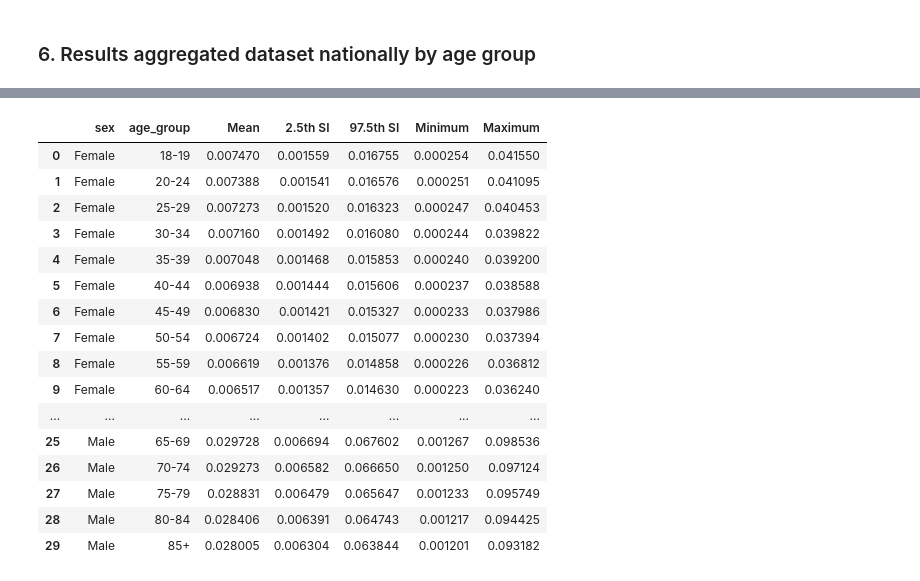
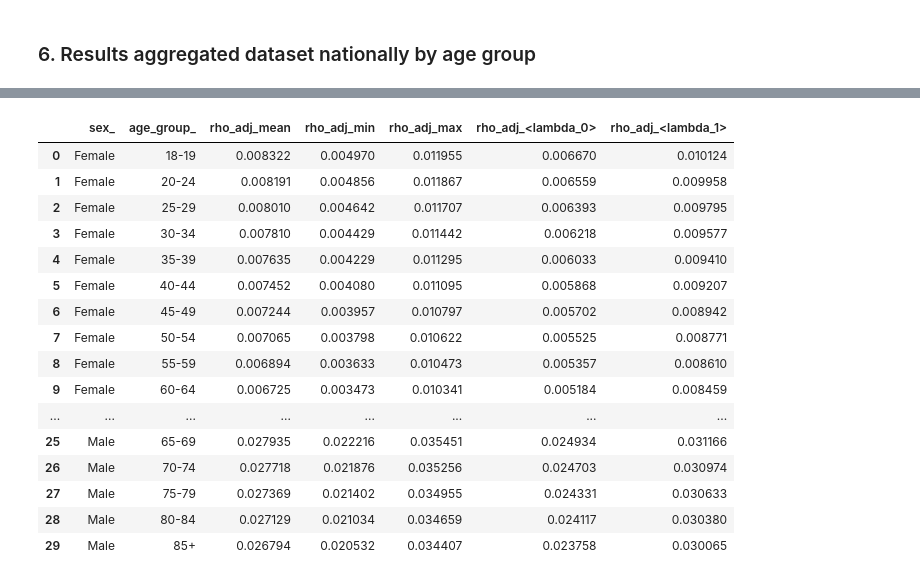
Before and after one commit to aaljaish/ASD_Prevalence, a Jupyter notebook: 03_Simulation_for_ASD_Prevalence.ipynb, the cells around one changed output, grey strips where cells are left out. Drawn from its saved outputs; the diff is of its cells as text; code cells hidden in the pictures.

```diff
--- a/03_Simulation_for_ASD_Prevalence.ipynb
+++ b/03_Simulation_for_ASD_Prevalence.ipynb
@@ -44,7 +44,7 @@ asd_prev=pd.read_csv('ASD Prevalence.csv')
 asd_prev['Age_group']=18
 pop = pd.read_csv('Population Data.csv')
 mortality_rate=pd.read_csv('Mortality Rates for General Population.csv')
-hr = pd.read_csv('ASD Mortality HR.csv')
+hr = pd.read_csv('ASD Mortality RR.csv')
 # %%
 # Create a boolean mask for rows that contain the text
 import re
@@ -199,7 +199,7 @@ This approach was conducted over a pre-set number of simulations, each iteration
 
 This simulation-based approach provided a robust mechanism for estimating ASD prevalence, taking into account inherent uncertainties in population-based studies and potential random variation in key parameters such as the hazard ratio for death and ASD prevalence. Additionally, it addressed data limitations by making evidence-based assumptions where required.
 # %%
-def run_simulation(data, hr, beta_parameters, num_simulations=1000):
+def run_simulation(data, hr, beta_parameters, num_simulations=10000):
     # Group the data by 'province' and 'sex' columns
     grouped = {province: data for province, data in data.groupby(['province','sex'])}
 
@@ -318,3 +352,41 @@ def get_stats_grouped(df, variables):
+# %%
+import numpy as np
+import pandas as pd
+from tqdm import tqdm
+
+def get_stats_grouped(dfs, variables):
+    # Define bins and labels
+    bins = [18, 20, 25, 30, 35, 40, 45, 50, 55, 60, 65, 70, 75, 80, 85, np.inf]
+    labels = ['18-19', '20-24', '25-29', '30-34', '35-39', '40-44', '45-49', '50-54',
+              '55-59', '60-64', '65-69', '70-74', '75-79', '80-84', '85+']
+
+    # Add "Simulation Number" to each dataframe in the list before concatenating
+    for i in tqdm(range(len(dfs)), desc="Processing simulation data"):
+        dfs[i]['Simulation Number'] = i
+
+    aggregated_sim_data = pd.concat(dfs)
+
+    # Create a new column 'age_group' based on 'age' column
+    aggregated_sim_data['age_group'] = pd.cut(aggregated_sim_data['age'], bins=bins, labels=labels, right=False)
+    aggregated_sim_data = aggregated_sim_data.reset_index(drop=True)
+    aggregated_sim_data = aggregated_sim_data[variables+['population','gamma_adj']+["Simulation Number"]].groupby(variables+["Simulation Number"]).sum().reset_index()
+    aggregated_sim_data['rho_adj'] = aggregated_sim_data['gamma_adj']/aggregated_sim_data['population']
+
+    # Apply the aggregation functions to each group
+    agg_funcs = ['mean', 'min', 'max', lambda x: np.percentile(x, 2.5), lambda x: np.percentile(x, 97.5)]
+    agg_func_names = ['Mean', 'Minimum', 'Maximum', '2.5th_quintile', '97.5th_quintile']
+
+    descriptive_stats = aggregated_sim_data[variables+['rho_adj']].groupby(variables).agg(agg_funcs).reset_index()
+
+    # Now the columns will be MultiIndex, so you'll need to flatten them and rename
+    descriptive_stats.columns = descriptive_stats.columns.map('{0[0]}_{0[1]}'.format)
+
+    for i, func_name in enumerate(agg_func_names):
+        descriptive_stats.rename(columns={
+            f'rho_adj_{func_name}': f'rho_adj_{i}'
+        }, inplace=True)
+
+    return descriptive_stats
 # %% [markdown]
 #### Nationally
 # %%
@@ -458,22 +535,23 @@ get_stats_grouped(sim_data, variables=variables)
 ### 5. Results aggregated dataset nationally by sex and age group
 # %%
 variables=['sex', 'age_group']
-get_stats_grouped(sim_data, variables=variables)
+my_data = get_stats_grouped(sim_data, variables=variables)
+display(my_data)
 # %% [output]
-|  | sex | age_group | Mean | 2.5th SI | 97.5th SI | Minimum | Maximum |
-| 0 | Female | 18-19 | 0.007470 | 0.001559 | 0.016755 | 0.000254 | 0.041550 |
-| 1 | Female | 20-24 | 0.007388 | 0.001541 | 0.016576 | 0.000251 | 0.041095 |
-| 2 | Female | 25-29 | 0.007273 | 0.001520 | 0.016323 | 0.000247 | 0.040453 |
-| 3 | Female | 30-34 | 0.007160 | 0.001492 | 0.016080 | 0.000244 | 0.039822 |
-| 4 | Female | 35-39 | 0.007048 | 0.001468 | 0.015853 | 0.000240 | 0.039200 |
-| 5 | Female | 40-44 | 0.006938 | 0.001444 | 0.015606 | 0.000237 | 0.038588 |
-| 6 | Female | 45-49 | 0.006830 | 0.001421 | 0.015327 | 0.000233 | 0.037986 |
-| 7 | Female | 50-54 | 0.006724 | 0.001402 | 0.015077 | 0.000230 | 0.037394 |
-| 8 | Female | 55-59 | 0.006619 | 0.001376 | 0.014858 | 0.000226 | 0.036812 |
-| 9 | Female | 60-64 | 0.006517 | 0.001357 | 0.014630 | 0.000223 | 0.036240 |
+|  | sex_ | age_group_ | rho_adj_mean | rho_adj_min | rho_adj_max | rho_adj_<lambda_0> | rho_adj_<lambda_1> |
+| 0 | Female | 18-19 | 0.008322 | 0.004970 | 0.011955 | 0.006670 | 0.010124 |
+| 1 | Female | 20-24 | 0.008191 | 0.004856 | 0.011867 | 0.006559 | 0.009958 |
+| 2 | Female | 25-29 | 0.008010 | 0.004642 | 0.011707 | 0.006393 | 0.009795 |
+| 3 | Female | 30-34 | 0.007810 | 0.004429 | 0.011442 | 0.006218 | 0.009577 |
+| 4 | Female | 35-39 | 0.007635 | 0.004229 | 0.011295 | 0.006033 | 0.009410 |
+| 5 | Female | 40-44 | 0.007452 | 0.004080 | 0.011095 | 0.005868 | 0.009207 |
+| 6 | Female | 45-49 | 0.007244 | 0.003957 | 0.010797 | 0.005702 | 0.008942 |
+| 7 | Female | 50-54 | 0.007065 | 0.003798 | 0.010622 | 0.005525 | 0.008771 |
+| 8 | Female | 55-59 | 0.006894 | 0.003633 | 0.010473 | 0.005357 | 0.008610 |
+| 9 | Female | 60-64 | 0.006725 | 0.003473 | 0.010341 | 0.005184 | 0.008459 |
 | ... | ... | ... | ... | ... | ... | ... | ... |
-| 25 | Male | 65-69 | 0.029728 | 0.006694 | 0.067602 | 0.001267 | 0.098536 |
-| 26 | Male | 70-74 | 0.029273 | 0.006582 | 0.066650 | 0.001250 | 0.097124 |
-| 27 | Male | 75-79 | 0.028831 | 0.006479 | 0.065647 | 0.001233 | 0.095749 |
-| 28 | Male | 80-84 | 0.028406 | 0.006391 | 0.064743 | 0.001217 | 0.094425 |
-| 29 | Male | 85+ | 0.028005 | 0.006304 | 0.063844 | 0.001201 | 0.093182 |
+| 25 | Male | 65-69 | 0.027935 | 0.022216 | 0.035451 | 0.024934 | 0.031166 |
+| 26 | Male | 70-74 | 0.027718 | 0.021876 | 0.035256 | 0.024703 | 0.030974 |
+| 27 | Male | 75-79 | 0.027369 | 0.021402 | 0.034955 | 0.024331 | 0.030633 |
+| 28 | Male | 80-84 | 0.027129 | 0.021034 | 0.034659 | 0.024117 | 0.030380 |
+| 29 | Male | 85+ | 0.026794 | 0.020532 | 0.034407 | 0.023758 | 0.030065 |
```
Also changed, not shown: parts of 9 cells of this notebook.
